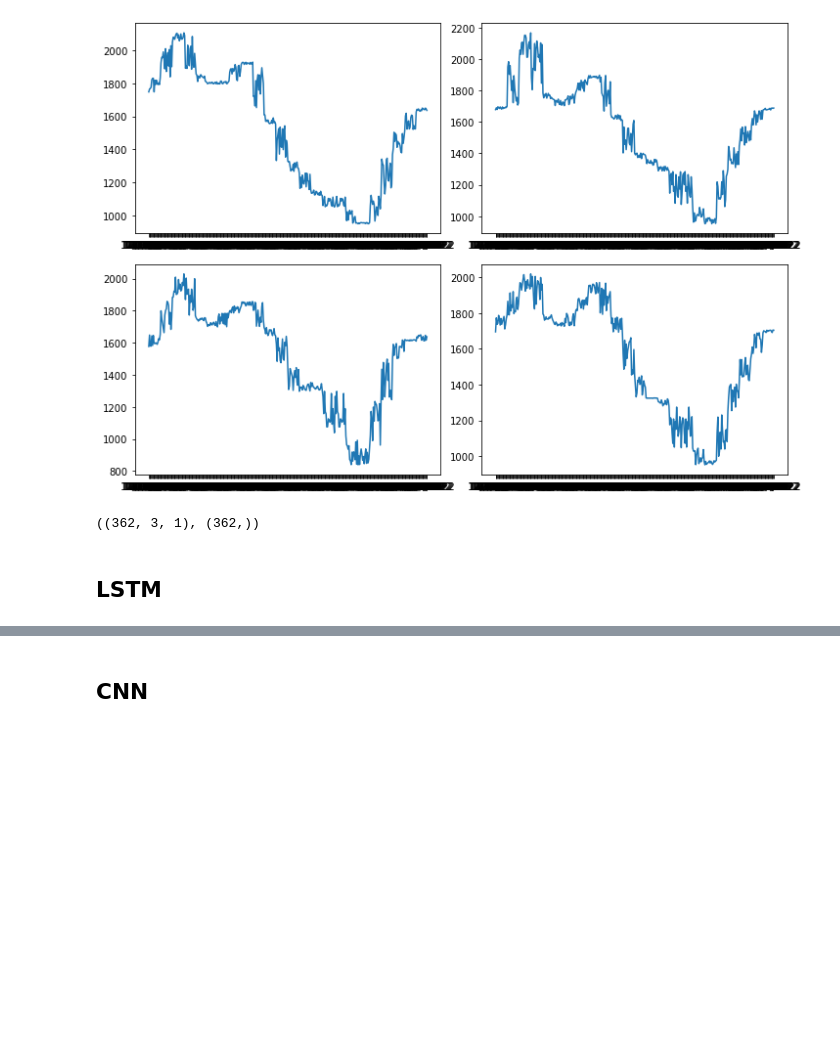
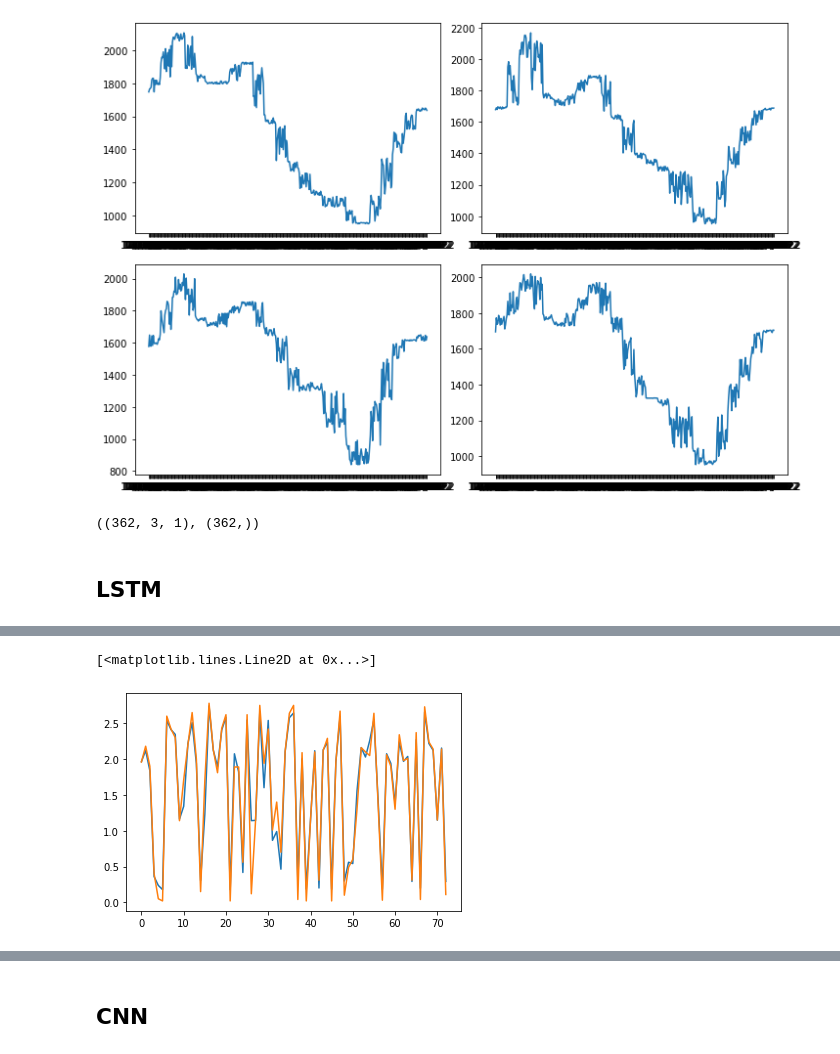
Before and after one commit to rakibhhridoy/Research, a Jupyter notebook: Turag/Python/Models.ipynb, the cells around one changed output, grey strips where cells are left out. Cells and saved outputs as stored; diff of their text form; code cells hidden in the pictures; blank space fills up the shorter version.

```diff
--- a/Turag/Python/Models.ipynb
+++ b/Turag/Python/Models.ipynb
@@ -265,0 +271,6 @@ plot_predictions1(model1, x_test, y_test)
+# %%
+plt.plot(test_results['Test Predictions'])
+plt.plot(test_results['Actuals'])
+# %% [output]
+[<matplotlib.lines.Line2D at 0x...>]
+[figure, added]
```
Also changed, not shown: parts of 15 cells of this notebook, 5 other files.
